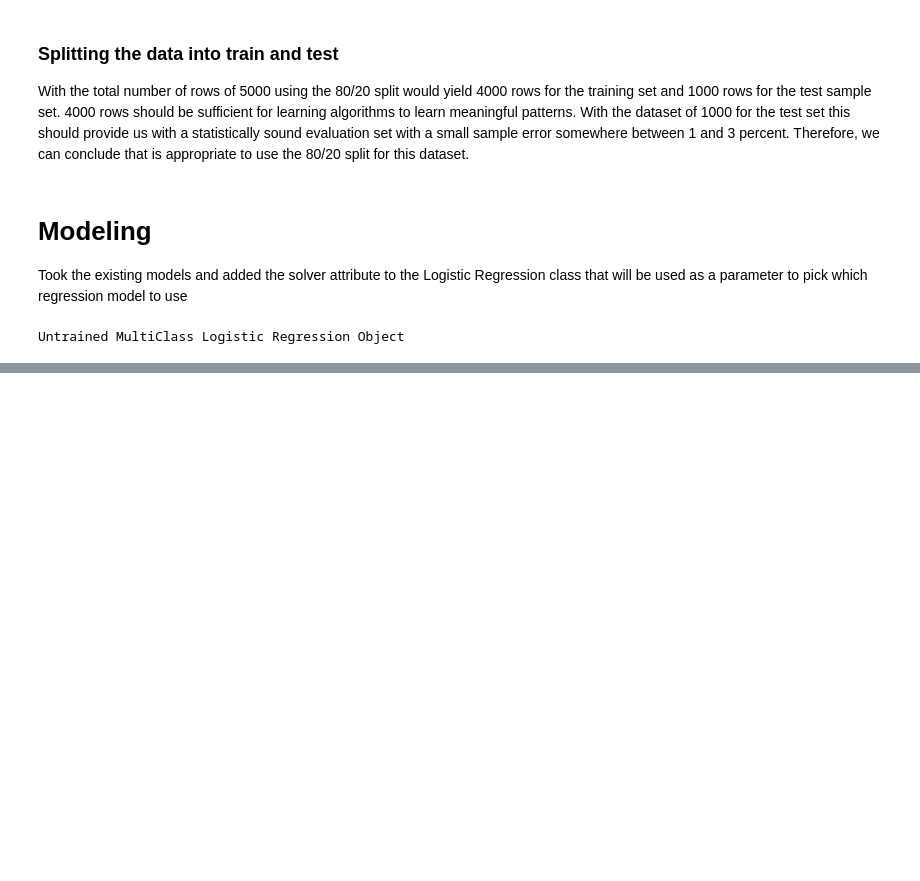
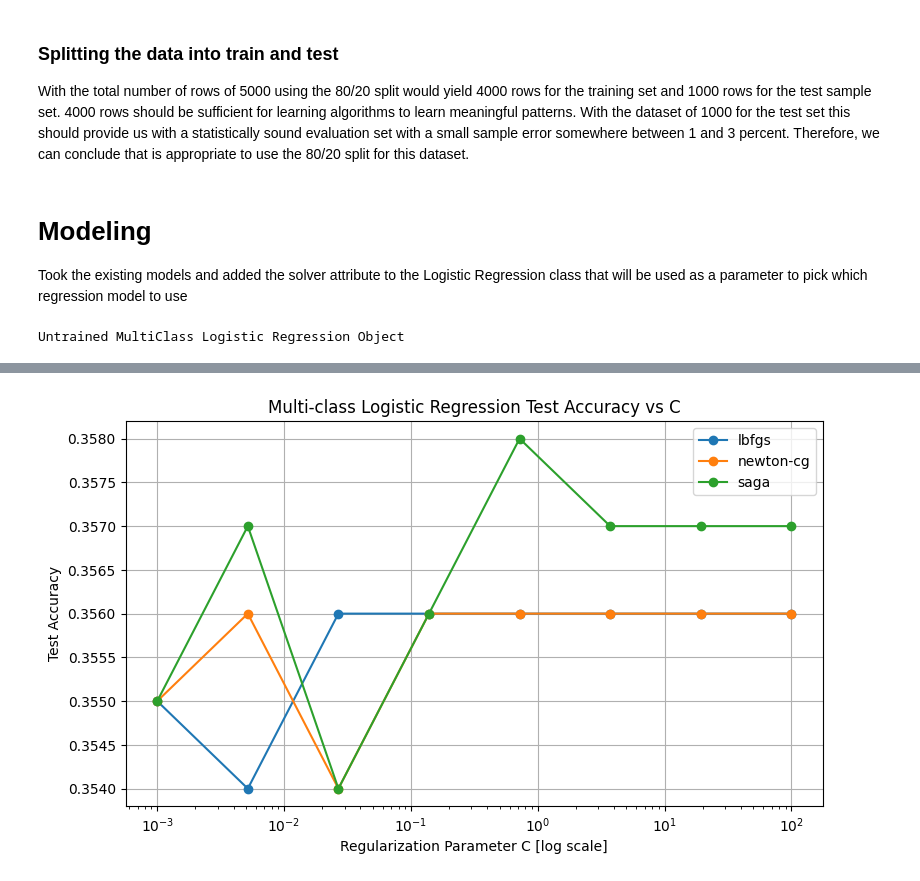
Before and after one commit to SandroJuric/Lab3CS7324, a Jupyter notebook: Lab3.ipynb, the cells around one changed output, grey strips where cells are left out. Drawn from its saved outputs; the diff is of its cells as text; code cells hidden in the pictures; blank space fills up the shorter version.

```diff
--- a/Lab3.ipynb
+++ b/Lab3.ipynb
@@ -338,3 +338,91 @@ lr = LogisticRegression(0.1,1500)
 print(lr)
 # %% [output]
 Untrained MultiClass Logistic Regression Object
+# %%
+import matplotlib.pyplot as plt
+from sklearn.model_selection import train_test_split
+from sklearn.compose import ColumnTransformer
+from sklearn.preprocessing import OneHotEncoder, StandardScaler
+from sklearn.pipeline import Pipeline
+from sklearn.linear_model import LogisticRegression as SkLogReg
+from sklearn.metrics import accuracy_score
+
+import warnings
+warnings.filterwarnings("ignore") #to suppress warnings to make notebook look cleaner
+
+# multi-class target
+target_col = "academic_level"   # 3 classes
+
+
+drop_cols = ["student_id", "productivity_score", "exam_score", "burnout_level", target_col]
+X = dfSelect.drop(columns=[c for c in drop_cols if c in dfSelect.columns]).copy()
+y = dfSelect[target_col].copy()
+
+# categorical vs numeric columns
+cat_cols = X.select_dtypes(include=["object", "category", "string", "bool"]).columns.tolist()
+num_cols = [c for c in X.columns if c not in cat_cols]
+
+# Preprocess
+preprocess = ColumnTransformer(
+    transformers=[
+        ("num", StandardScaler(), num_cols),
+        ("cat", OneHotEncoder(handle_unknown="ignore"), cat_cols),
+    ],
+    remainder="drop"
+)
+
+# train/test split
+X_train, X_test, y_train, y_test = train_test_split(
+    X, y,
+    test_size=0.2,
+    random_state=42,
+    stratify=y
+)
+
+# Tune C  solver and visualize performance
+C_values = np.logspace(-3, 2, 8)
+solvers = ["lbfgs", "newton-cg", "saga"]  # multi class solvers has to be 'liblinear', 'sag', 'newton-cg', 'saga', 'lbfgs', or 'newton-cholesky'
+
+results = {s: [] for s in solvers}
+
+best = {"solver": None, "C": None, "acc": -1}
+
+for solver in solvers:
+    for C in C_values:
+        pipe = Pipeline(steps=[
+            ("prep", preprocess),
+            ("clf", SkLogReg(
+                C=float(C),
+                solver=solver,
+                penalty="l2",
+                multi_class="multinomial",
+                max_iter=3000,
+                n_jobs=None
+            ))
+        ])
+
+        pipe.fit(X_train, y_train)
+        y_pred = pipe.predict(X_test)
+        acc = accuracy_score(y_test, y_pred)
+
+        results[solver].append(acc)
+
+        if acc > best["acc"]:
+            best.update({"solver": solver, "C": float(C), "acc": float(acc)})
+
+print("Best configuration:")
+print(best)
+
+# Plot Accuracy vs C for each solver
+plt.figure(figsize=(9, 5))
+for solver in solvers:
+    plt.plot(C_values, results[solver], marker="o", label=solver)
+
+plt.xscale("log")
+plt.xlabel("Regularization Parameter C [log scale]")
+plt.ylabel("Test Accuracy")
+plt.title("Multi-class Logistic Regression Test Accuracy vs C")
+plt.grid(True)
+plt.legend()
+plt.show()
+# %% [output]
@@ -340,0 +431 @@ Untrained MultiClass Logistic Regression Object
+[figure, added]
```
Also changed, not shown: parts of 13 cells of this notebook.
